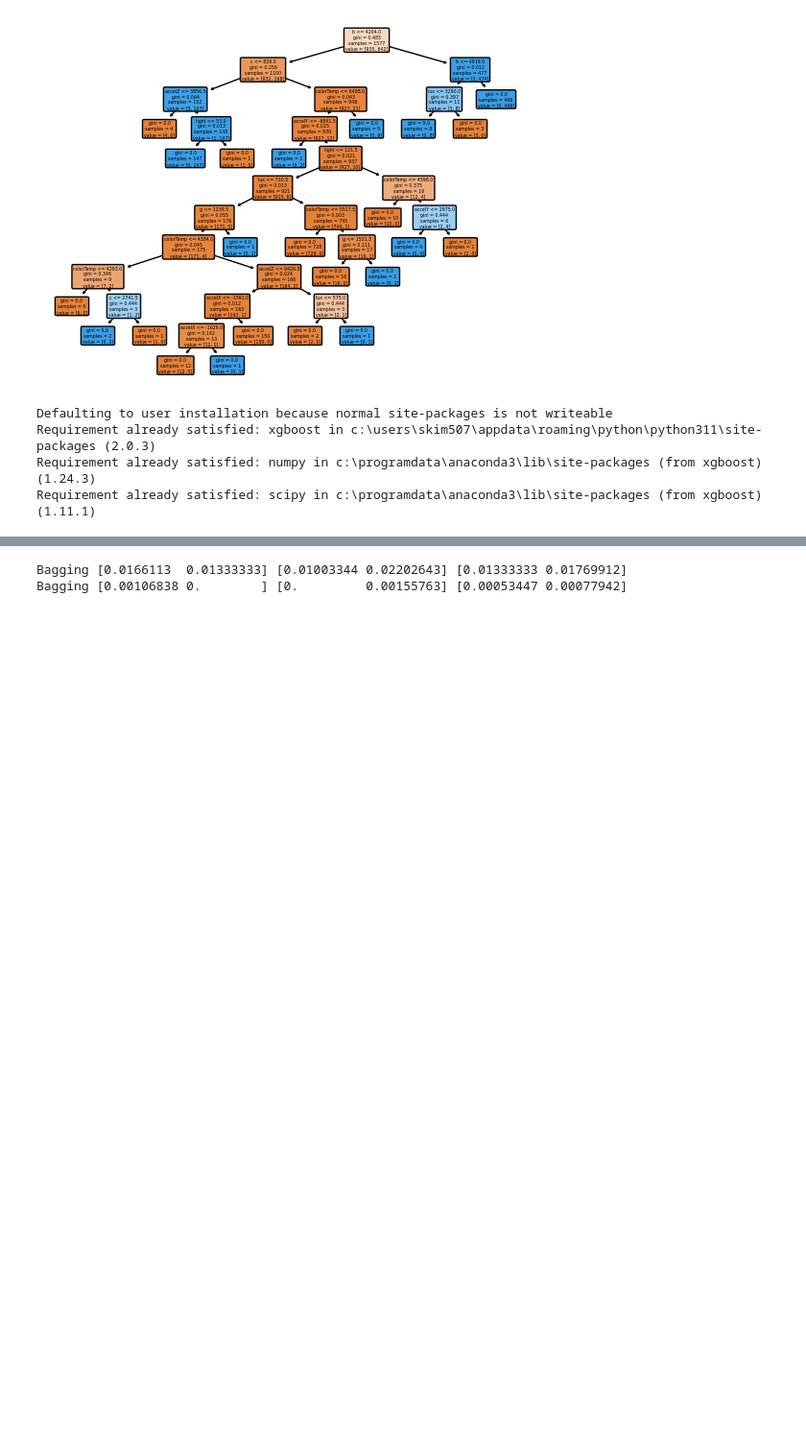
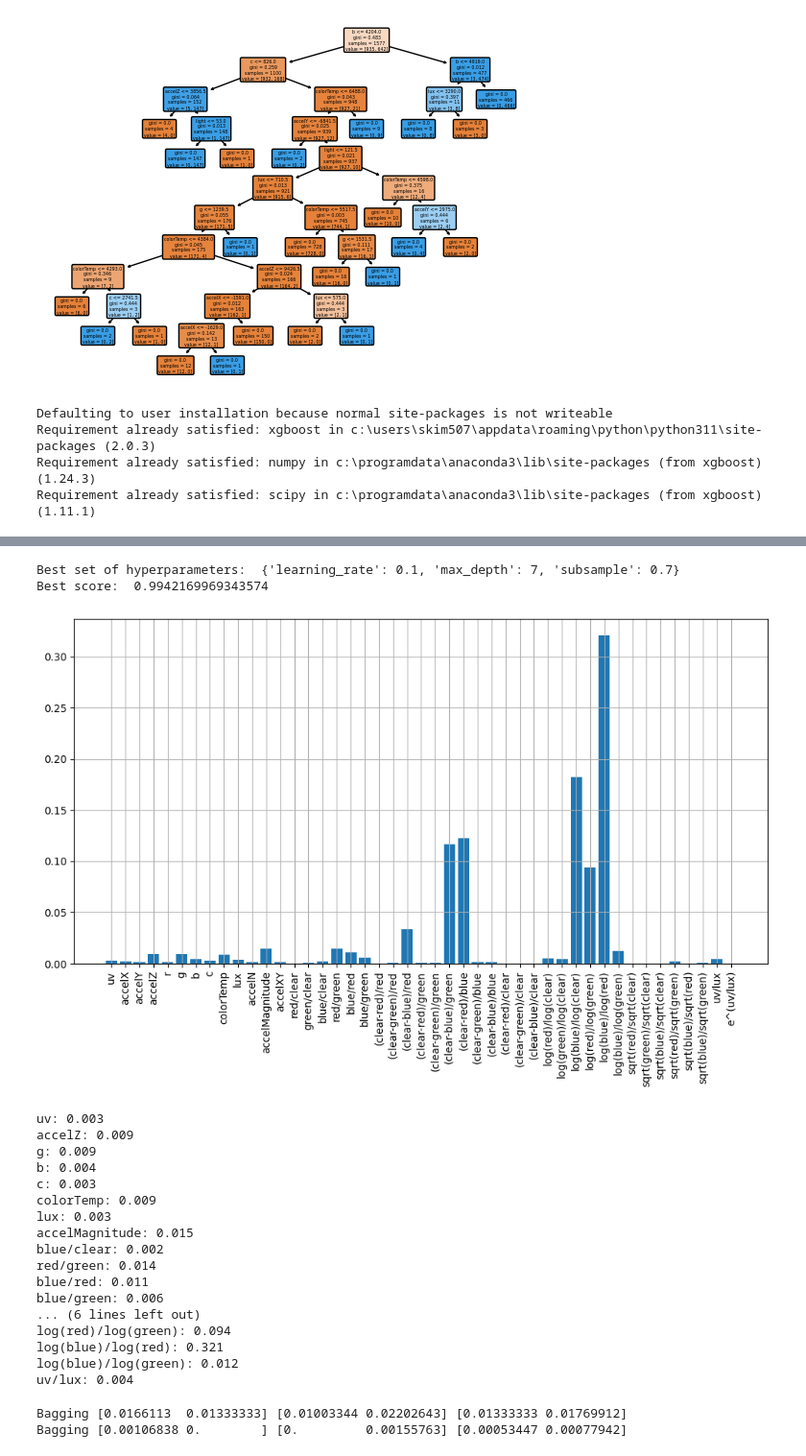
Before and after one commit to uoa-compsci399-s1-2024/capstone-project-2024-s1-team-14-neox, a Jupyter notebook: classification/local/classification.ipynb, the cells around one changed output, grey strips where cells are left out. Shown at 96% size. Drawn from its saved outputs; the diff is of its cells as text; code cells hidden in the pictures; blank space fills up the shorter version.

Commit message:
Classification: training xgb, rf, nb

```diff
--- a/classification/local/classification-feature-engineering.ipynb
+++ b/classification/local/classification.ipynb
@@ -121,0 +199,8 @@ x_train, x_test, y_train, y_test = train_test_split(X, y, random_state = 512)
+# %%
+X = all_data.drop(['timestamp', 'target'], axis=1)
+y = all_data['target']
+# %%
+X_train, X_test, y_train, y_test = train_test_split(X, y, random_state = 512, test_size=0.1)
+column_names = list(X.columns)
+print(X_train.head())
+print(column_names)
@@ -227,3 +304,55 @@ ModuleNotFoundError: No module named 'xgboost'
+# %%
+
+from xgboost import XGBClassifier, plot_importance
+
+xgboost_param_grid = {
+    'max_depth': [3, 5, 7],
+    'learning_rate': [0.1, 0.01, 0.001],
+    'subsample': [0.5, 0.7, 1]
+}
+
+
+xgb_model = XGBClassifier(random_state = 42)
+xgb_grid_search = GridSearchCV(xgb_model, xgboost_param_grid, cv=5)
+xgb_grid_search.fit(X_train, y_train)
+# %% [output]
+Best set of hyperparameters:  {'learning_rate': 0.1, 'max_depth': 7, 'subsample': 0.7}
+Best score:  0.9942169969343574
+# %%
+
+print("Best set of hyperparameters: ", xgb_grid_search.best_params_)
+print("Best score: ", xgb_grid_search.best_score_)
+
+feature_importances = xgb_grid_search.best_estimator_.feature_importances_
+
+fig = plt.figure(figsize=(12,6))
+plt.bar(column_names, feature_importances)
+plt.xticks(rotation=90)
+plt.grid()
+plt.show()
+
+for feature, importance in zip(column_names, feature_importances):
+    if importance > 0.002:
+        print(f"{feature}: {importance:.3f}")
+# %% [output]
+[figure, added]
+uv: 0.003
+accelZ: 0.009
+g: 0.009
+b: 0.004
+c: 0.003
+colorTemp: 0.009
+lux: 0.003
+accelMagnitude: 0.015
+blue/clear: 0.002
+red/green: 0.014
+blue/red: 0.011
+blue/green: 0.006
+... (6 lines left out)
+log(red)/log(green): 0.094
+log(blue)/log(red): 0.321
+log(blue)/log(green): 0.012
+uv/lux: 0.004
 # %%
 bagging = BaggingClassifier(random_state = 512)
 bagging.fit(x_train, y_train)
```
Also changed, not shown: parts of 18 cells of this notebook, 19 other files.
